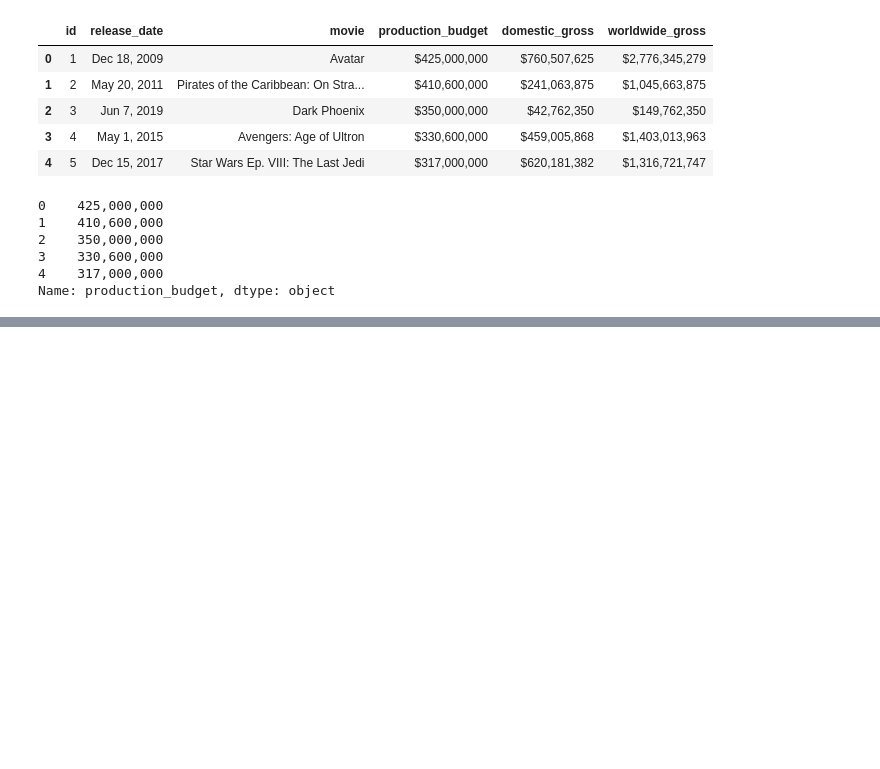
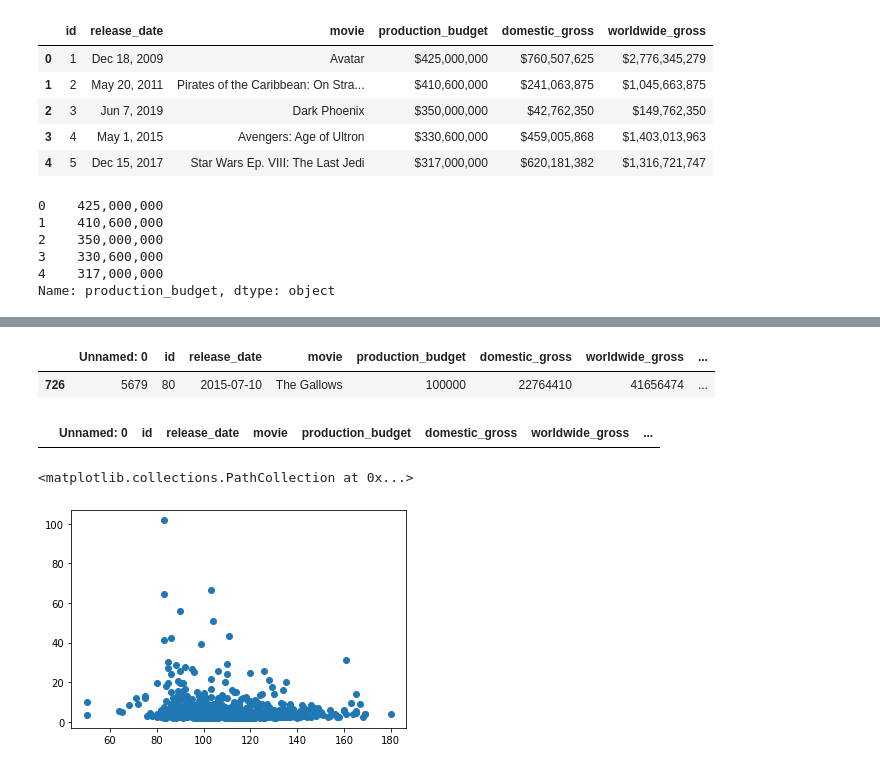
Before and after one commit to LydiaCuffman/film-investment-project, a Jupyter notebook: Lydia Scratch.ipynb, the cells around one changed output, grey strips where cells are left out. Saved outputs shown, nothing was run; the diff lists cells and outputs as text; code cells hidden in the pictures; blank space fills up the shorter version.

```diff
--- a/Lydia Scratch.ipynb
+++ b/Lydia Scratch.ipynb
@@ -118,0 +139,7 @@ success.head(40)
+# %%
+budget_cleaned = pd.read_csv('zippedData/success.csv')
+# %%
+imdb_ratings = imdb_ratings.drop_duplicates(subset=['primary_title'])
+budget_cleaned = budget_cleaned.drop_duplicates(subset=['movie'])
+# %%
+all_movie_data = pd.merge(budget_cleaned, imdb_ratings, left_on='movie', right_on='primary_title', how='inner')
@@ -118,0 +195,17 @@ success.head(40)
+# %%
+all_movie_data.loc[all_movie_data["movie"]=="The Gallows"]
+# %% [output]
+|  | Unnamed: 0 | id | release_date | movie | production_budget | domestic_gross | worldwide_gross | ... |
+| 726 | 5679 | 80 | 2015-07-10 | The Gallows | 100000 | 22764410 | 41656474 | ... |
+# %%
+#drop massive outlier
+all_movie_data=all_movie_data.drop(labels=726, axis=0)
+# %%
+all_movie_data.loc[all_movie_data["movie"]=="The Gallows"]
+# %% [output]
+|  | Unnamed: 0 | id | release_date | movie | production_budget | domestic_gross | worldwide_gross | ... |
+# %%
+plt.scatter(all_movie_data['runtime_minutes'], all_movie_data['return_on_investment'])
+# %% [output]
+<matplotlib.collections.PathCollection at 0x...>
+[figure, added]
```
Also changed, not shown: parts of 21 cells of this notebook.
